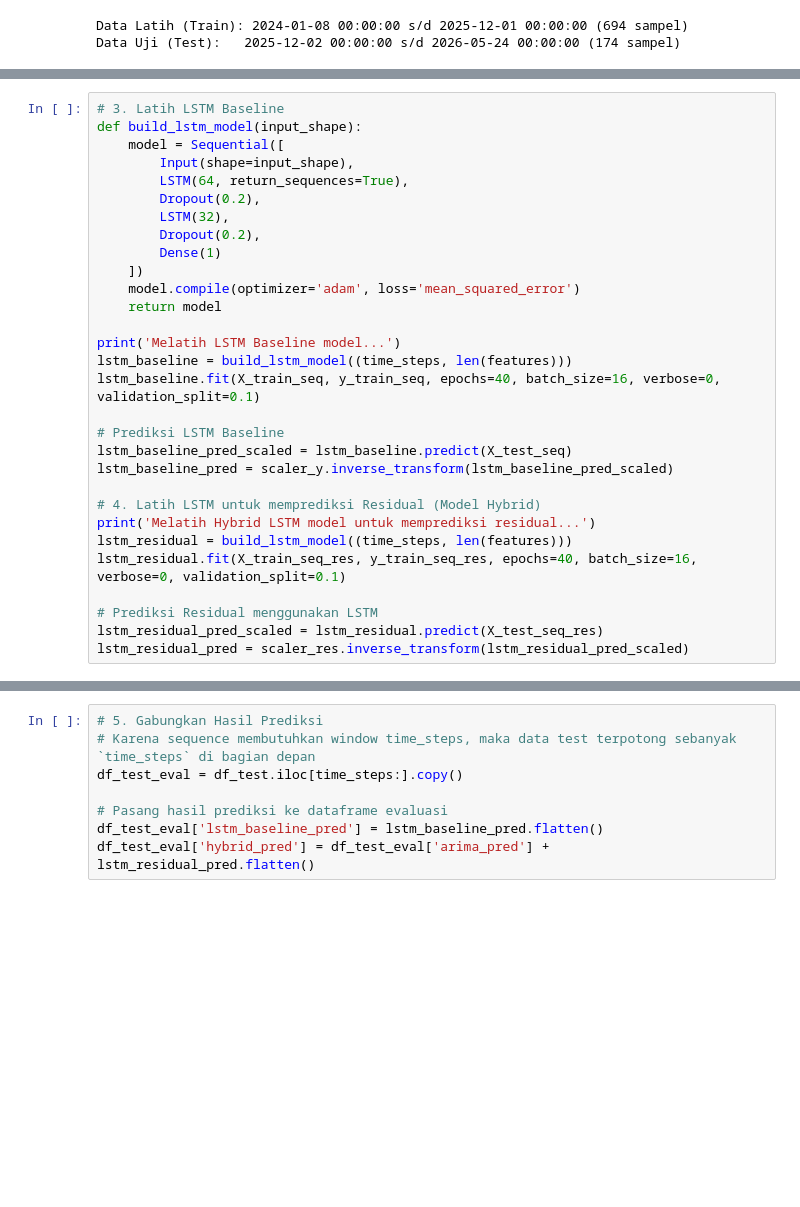
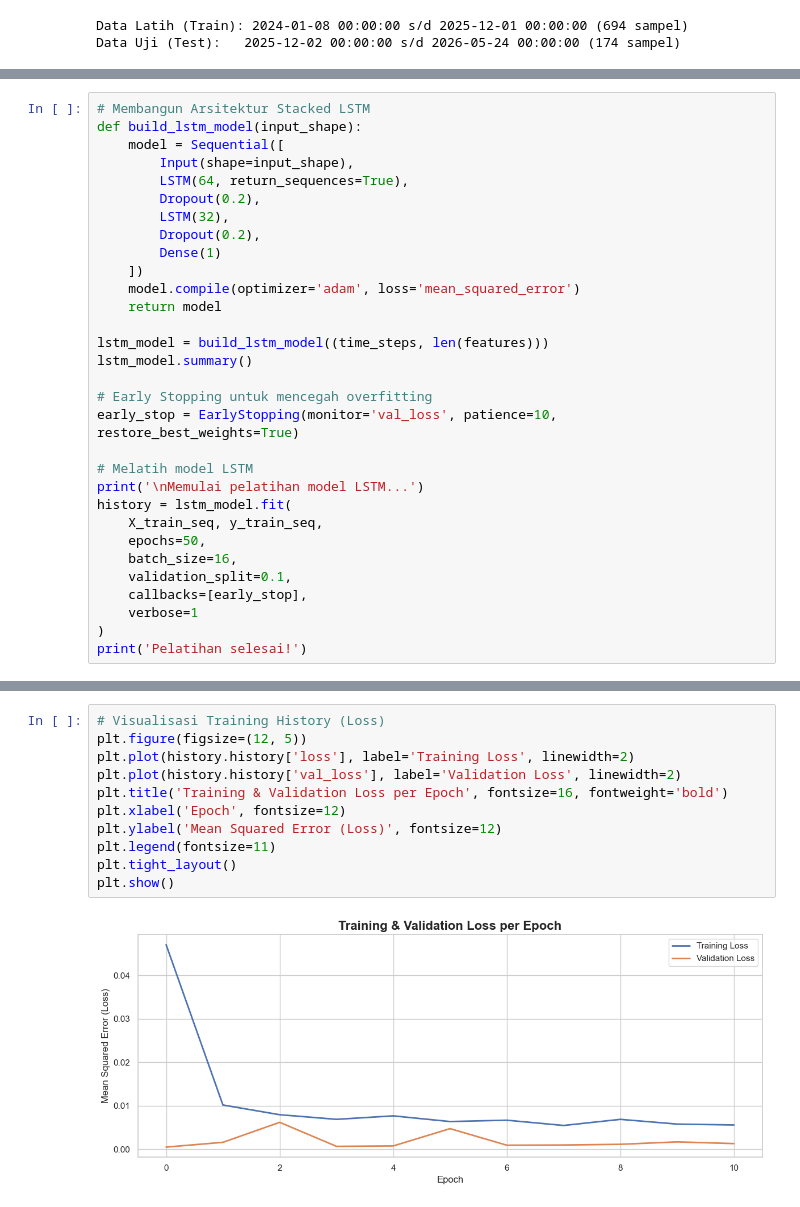
Before and after one commit to raflyherdianto/capstone-pijak, a Jupyter notebook: eksplorasi-model/Eksplorasi_LSTM.ipynb, the cells around one changed output, grey strips where cells are left out. Drawn from its saved outputs; the diff is of its cells as text; blank space fills up the shorter version.

```diff
--- a/eksplorasi-model/Eksplorasi_LSTM.ipynb
+++ b/eksplorasi-model/Eksplorasi_LSTM.ipynb
@@ -331,5 +323,5 @@ Dimensi Sekuens Input Hybrid LSTM (Train):   (687, 7, 10)
 # %%
-# 3. Latih LSTM Baseline
+# Membangun Arsitektur Stacked LSTM
 def build_lstm_model(input_shape):
     model = Sequential([
         Input(shape=input_shape),
@@ -342,20 +334,21 @@ def build_lstm_model(input_shape):
     model.compile(optimizer='adam', loss='mean_squared_error')
     return model
 
-print('Melatih LSTM Baseline model...')
-lstm_baseline = build_lstm_model((time_steps, len(features)))
-lstm_baseline.fit(X_train_seq, y_train_seq, epochs=40, batch_size=16, verbose=0, validation_split=0.1)
+lstm_model = build_lstm_model((time_steps, len(features)))
+lstm_model.summary()
 
-# Prediksi LSTM Baseline
-lstm_baseline_pred_scaled = lstm_baseline.predict(X_test_seq)
-lstm_baseline_pred = scaler_y.inverse_transform(lstm_baseline_pred_scaled)
+# Early Stopping untuk mencegah overfitting
+early_stop = EarlyStopping(monitor='val_loss', patience=10, restore_best_weights=True)
 
-# 4. Latih LSTM untuk memprediksi Residual (Model Hybrid)
-print('Melatih Hybrid LSTM model untuk memprediksi residual...')
-lstm_residual = build_lstm_model((time_steps, len(features)))
-lstm_residual.fit(X_train_seq_res, y_train_seq_res, epochs=40, batch_size=16, verbose=0, validation_split=0.1)
-
-# Prediksi Residual menggunakan LSTM
-lstm_residual_pred_scaled = lstm_residual.predict(X_test_seq_res)
-lstm_residual_pred = scaler_res.inverse_transform(lstm_residual_pred_scaled)
+# Melatih model LSTM
+print('\nMemulai pelatihan model LSTM...')
+history = lstm_model.fit(
+    X_train_seq, y_train_seq,
+    epochs=50,
+    batch_size=16,
+    validation_split=0.1,
+    callbacks=[early_stop],
+    verbose=1
+)
+print('Pelatihan selesai!')
 # %% [output]
@@ -366,8 +389,13 @@ Melatih Hybrid LSTM model untuk memprediksi residual...
-# %%
-# 5. Gabungkan Hasil Prediksi
-# Karena sequence membutuhkan window time_steps, maka data test terpotong sebanyak `time_steps` di bagian depan
-df_test_eval = df_test.iloc[time_steps:].copy()
-
-# Pasang hasil prediksi ke dataframe evaluasi
-df_test_eval['lstm_baseline_pred'] = lstm_baseline_pred.flatten()
-df_test_eval['hybrid_pred'] = df_test_eval['arima_pred'] + lstm_residual_pred.flatten()
+# %%
+# Visualisasi Training History (Loss)
+plt.figure(figsize=(12, 5))
+plt.plot(history.history['loss'], label='Training Loss', linewidth=2)
+plt.plot(history.history['val_loss'], label='Validation Loss', linewidth=2)
+plt.title('Training & Validation Loss per Epoch', fontsize=16, fontweight='bold')
+plt.xlabel('Epoch', fontsize=12)
+plt.ylabel('Mean Squared Error (Loss)', fontsize=12)
+plt.legend(fontsize=11)
+plt.tight_layout()
+plt.show()
+# %% [output]
+[figure, added]
```
Also changed, not shown: parts of 17 cells of this notebook.
